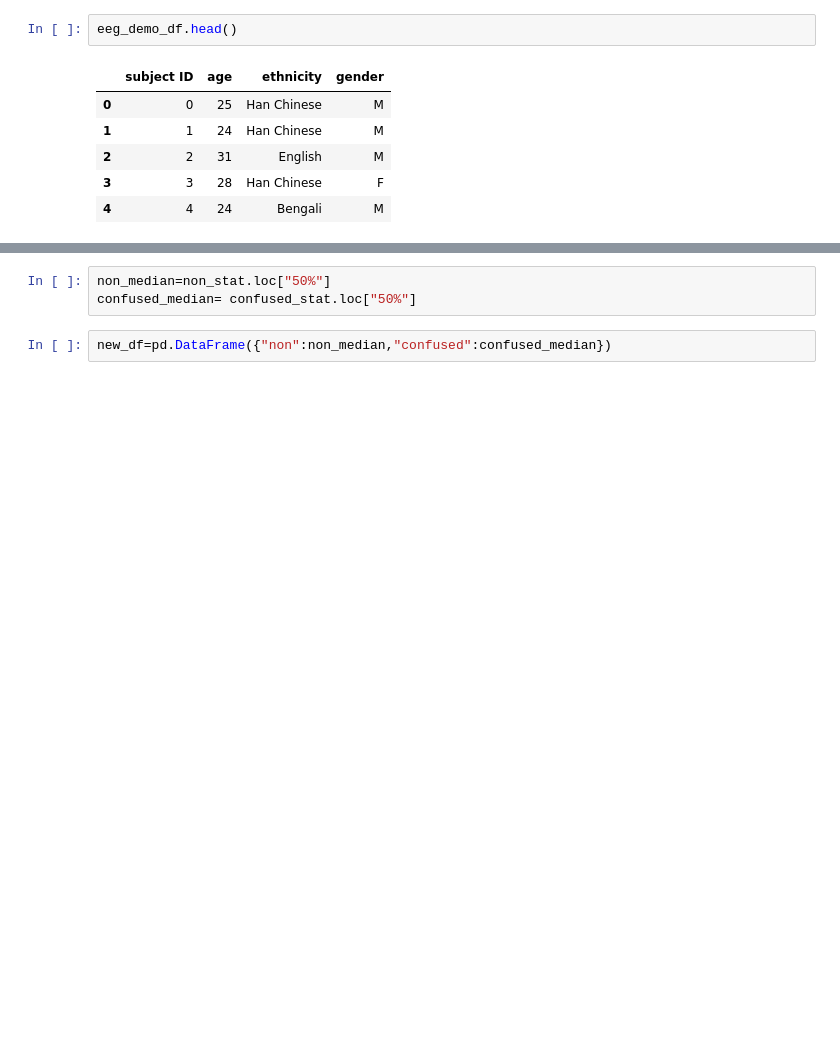
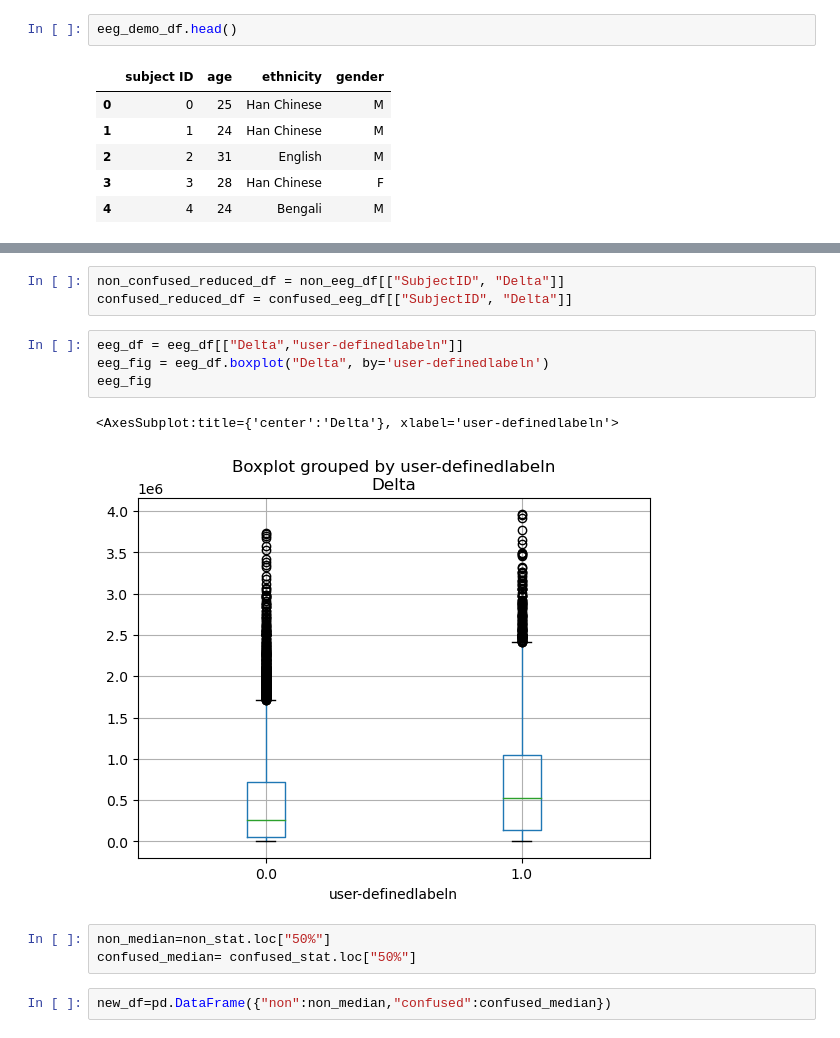
Before and after one commit to ShoaibFarooqui/project-one, a Jupyter notebook: project-one-main(1)/project-one-main/eeg-analysis.ipynb, the cells around one changed output, grey strips where cells are left out. Saved outputs shown, nothing was run; the diff lists cells and outputs as text; blank space fills up the shorter version.

```diff
--- a/project-one-main(1)/project-one-main/eeg-analysis.ipynb
+++ b/project-one-main(1)/project-one-main/eeg-analysis.ipynb
@@ -96,3 +73,13 @@ confused_stat
+# %%
+non_confused_reduced_df = non_eeg_df[["SubjectID", "Delta"]]
+confused_reduced_df = confused_eeg_df[["SubjectID", "Delta"]]
+# %%
+eeg_df = eeg_df[["Delta","user-definedlabeln"]]
+eeg_fig = eeg_df.boxplot("Delta", by='user-definedlabeln')
+eeg_fig
+# %% [output]
+<AxesSubplot:title={'center':'Delta'}, xlabel='user-definedlabeln'>
+[figure, added]
 # %%
 non_median=non_stat.loc["50%"]
 confused_median= confused_stat.loc["50%"]
```
Also changed, not shown: parts of 11 cells of this notebook.
